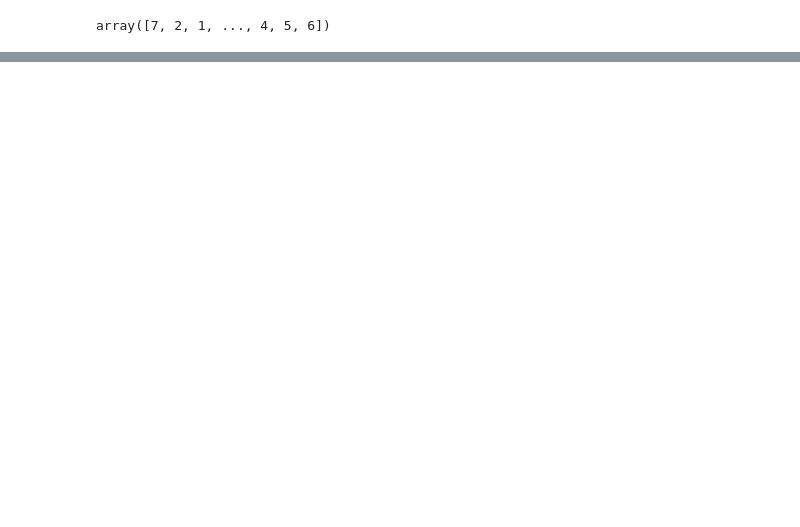
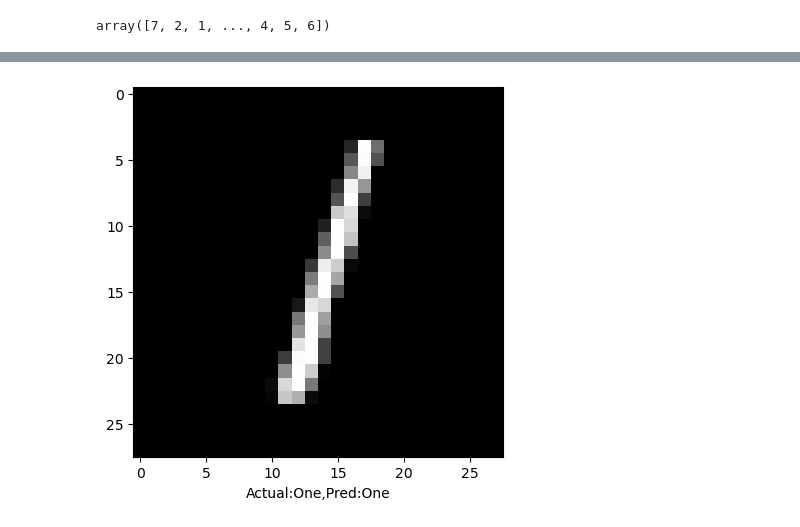
Before and after one commit to Muthumk123/Deep-Learning-Week-11, a Jupyter notebook: Digit ANN.ipynb, the cells around one changed output, grey strips where cells are left out. Cells and saved outputs as stored; diff of their text form; code cells hidden in the pictures; blank space fills up the shorter version.

```diff
--- a/Digit ANN.ipynb
+++ b/Digit ANN.ipynb
@@ -216,0 +266,4 @@ ValueError: Found input variables with inconsistent numbers of samples: [10000,
+# %%
+y_pridict_single=model.predict(X_test_digit[[2]])
+y_pridicts_single=np.argmax(y_pridict_single,axis=1)
+y_test_digit_eval = np.argmax(y_test_digit, axis=1)
@@ -216,0 +272,9 @@ ValueError: Found input variables with inconsistent numbers of samples: [10000,
+# %%
+col_names=['Zero','One','Two','Three','Four','Five','Six','Seven','Eight','Nine']
+#Visualizing the digits
+#plt.figure(figsize=(10,10))
+plt.imshow(X_test_digit[2].reshape(28,28), cmap='gray')# Givieing the image number in X_test and reshape in 28*28 croess matries
+plt.xlabel("Actual:{},Pred:{}".format(col_names[np.argmax(y_test_digit[2])],col_names[y_pridicts_single[0]]))# Giving the actival and predicted value and after the {} will store in that
+plt.show()
+# %% [output]
+[figure, added]
```
Also changed, not shown: parts of 9 cells of this notebook.
